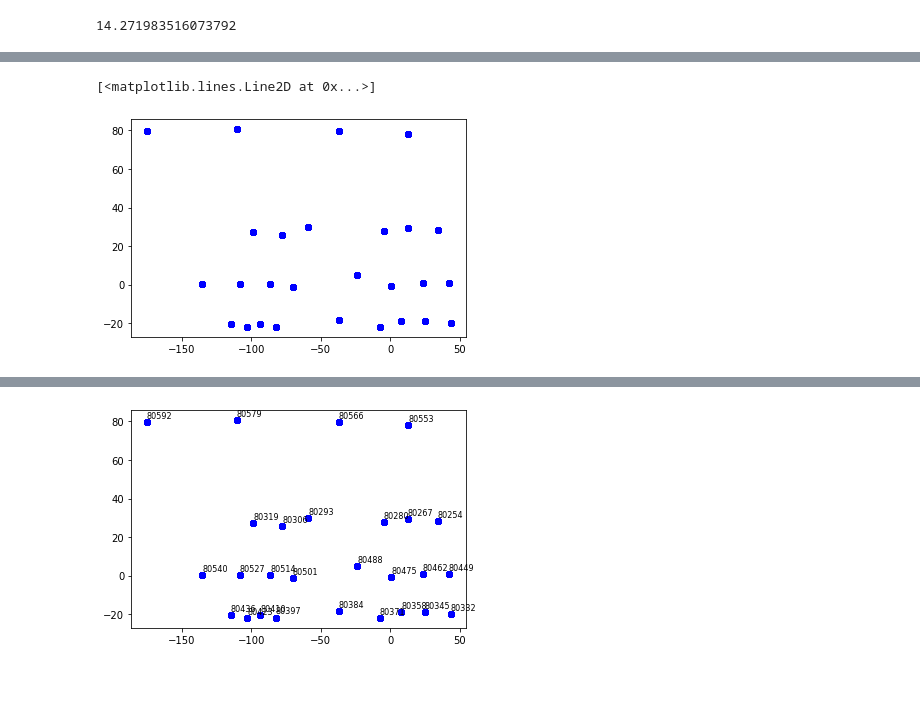
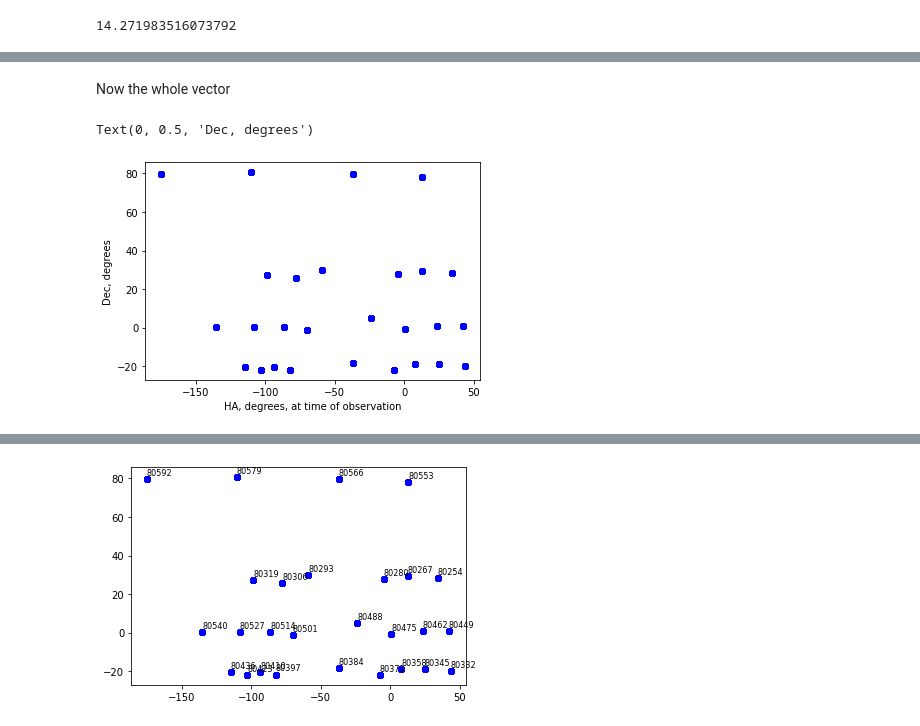
Before and after one commit to crockosi/desi-commissioning, a Jupyter notebook: skycoordhelper.ipynb, the cells around one changed output, grey strips where cells are left out. Drawn from its saved outputs; the diff is of its cells as text; code cells hidden in the pictures; blank space fills up the shorter version.

```diff
--- a/skycoordhelper.ipynb
+++ b/skycoordhelper.ipynb
@@ -101,9 +125,13 @@ print(hanow)
+# %% [markdown]
+Now the whole vector
 # %%
 dtilehanow = kpnoloc.lon-dtilecoordsnowsp.lon
 # %%
 dtilehanow.wrap_at(180*u.deg,inplace=True)
 # %%
 plt.plot(dtilehanow,dtilecoordsnowsp.lat,'bo')
+plt.xlabel('HA, degrees, at time of observation')
+plt.ylabel('Dec, degrees')
 # %% [output]
-[<matplotlib.lines.Line2D at 0x...>]
+Text(0, 0.5, 'Dec, degrees')
-[figure, old version]
+[figure, new version]
```
Also changed, not shown: parts of 23 cells of this notebook.
